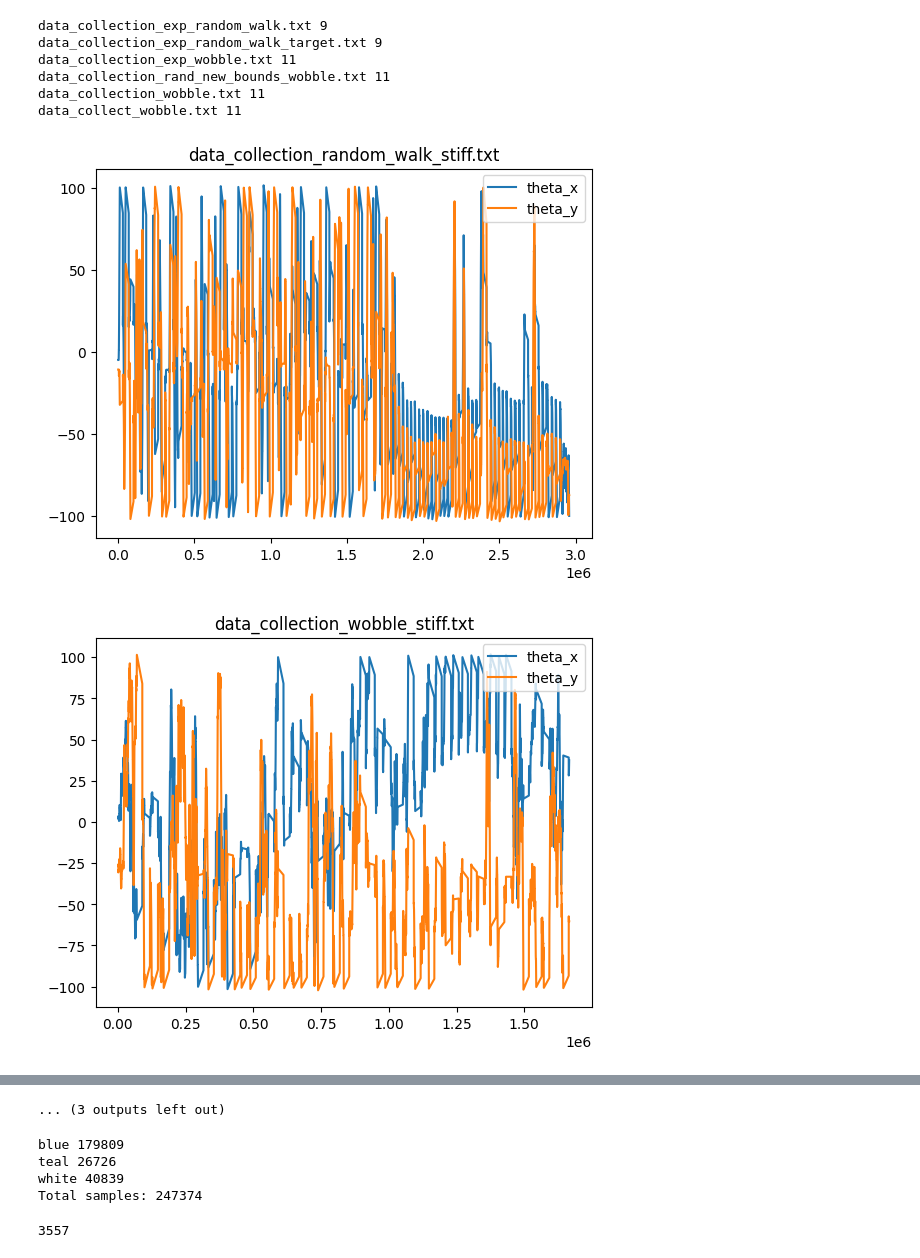
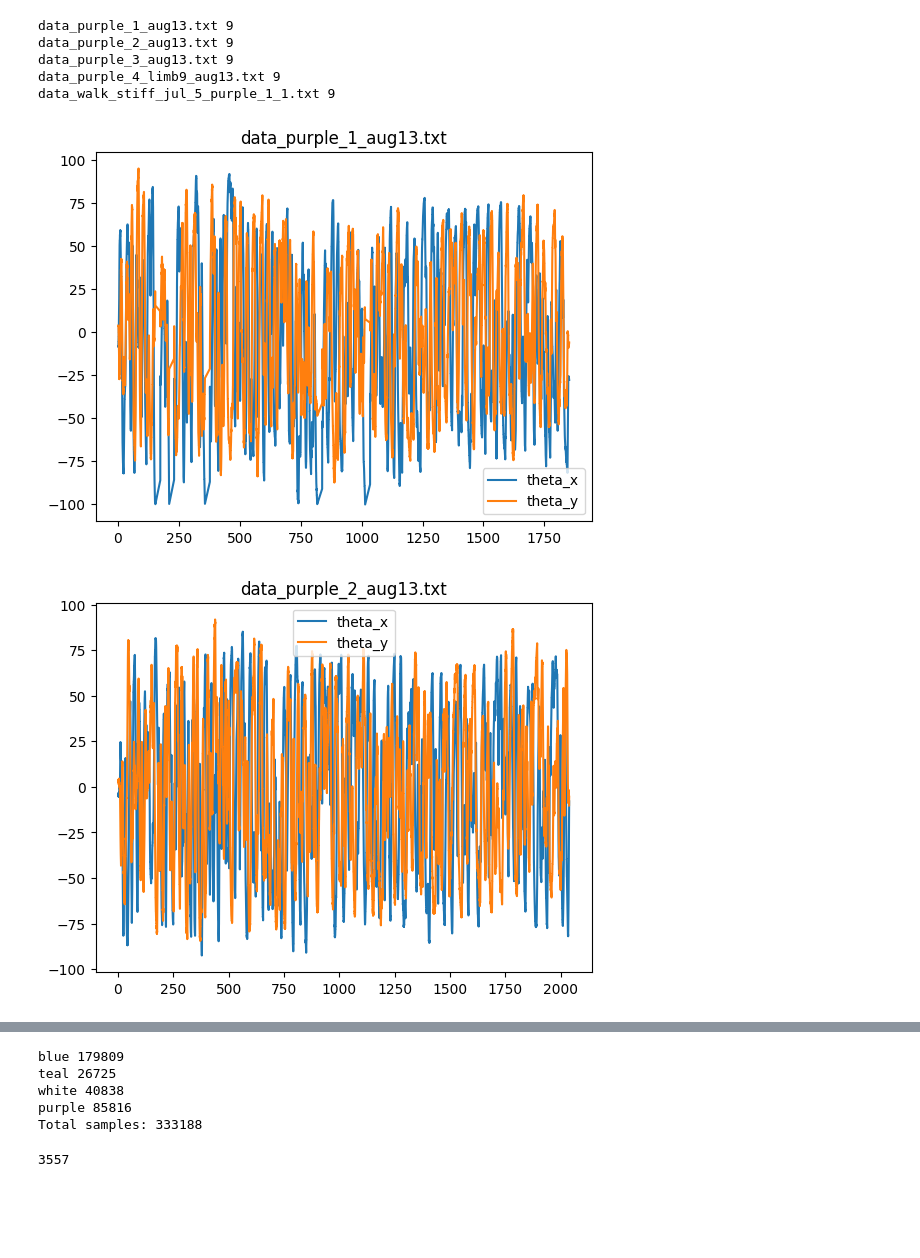
Before and after one commit to ansue1234/RobLimbFK, a Jupyter notebook: notebooks/data_cleaning.ipynb, the cells around one changed output, grey strips where cells are left out. Drawn from its saved outputs; the diff is of its cells as text; code cells hidden in the pictures; blank space fills up the shorter version.

```diff
--- a/notebooks/data_cleaning.ipynb
+++ b/notebooks/data_cleaning.ipynb
@@ -5,7 +5,7 @@ import matplotlib.pyplot as plt
 import os
 # %%
 # # Define the specific length you want to filter by
-color = 'white'
+color = 'purple'
 directory = '../data/raw_data/'+color
 for filename in os.scandir(directory):
     if filename.is_file():
@@ -30,23 +30,22 @@ for filename in os.scandir(directory):
             for line in filtered_lines:
                 filtered_file.write(line)
 # %% [output]
-data_collection_exp_random_walk.txt 9
-data_collection_exp_random_walk_target.txt 9
-data_collection_exp_wobble.txt 11
-data_collection_rand_new_bounds_wobble.txt 11
-data_collection_wobble.txt 11
-data_collect_wobble.txt 11
+data_purple_1_aug13.txt 9
+data_purple_2_aug13.txt 9
+data_purple_3_aug13.txt 9
+data_purple_4_limb9_aug13.txt 9
+data_walk_stiff_jul_5_purple_1_1.txt 9
 # %%
-color = 'blue'
+color = 'purple'
 directory = '../data/cleaned_data/'+color
 for filename in os.scandir(directory):
     # print(filename.path)
     data = pd.read_csv(str(filename.path))
     plt.figure()
-    plt.plot(data['time'], data['theta_x'], label='theta_x')
-    plt.plot(data['time'], data['theta_y'], label='theta_y')
+    plt.plot(data['time']/1000, data['theta_x'], label='theta_x')
+    plt.plot(data['time']/1000, data['theta_y'], label='theta_y')
     plt.legend()
     plt.title(filename.name)
 # %% [output]
-[figure, old version]
+[figure, new version]
-[figure, old version]
+[figure, new version]
@@ -63,6 +55,5 @@ for filename in os.scandir(directory):
-... (3 outputs left out)
 # %%
-colors = ['blue','teal','white']
+colors = ['blue','teal','white', 'purple']
 total_samples = 0
 for color in colors:
     directory = '../data/cleaned_data/'+color
@@ -76,9 +67,10 @@ for color in colors:
 print('Total samples:', total_samples)
 # %% [output]
 blue 179809
-teal 26726
-white 40839
-Total samples: 247374
+teal 26725
+white 40838
+purple 85816
+Total samples: 333188
 # %%
 with open("../data/raw_data/white/data_collection_exp.txt",'r') as file:
      # Read all lines from the file
```
Also changed, not shown: parts of 1 cell of this notebook, 27 other files.
